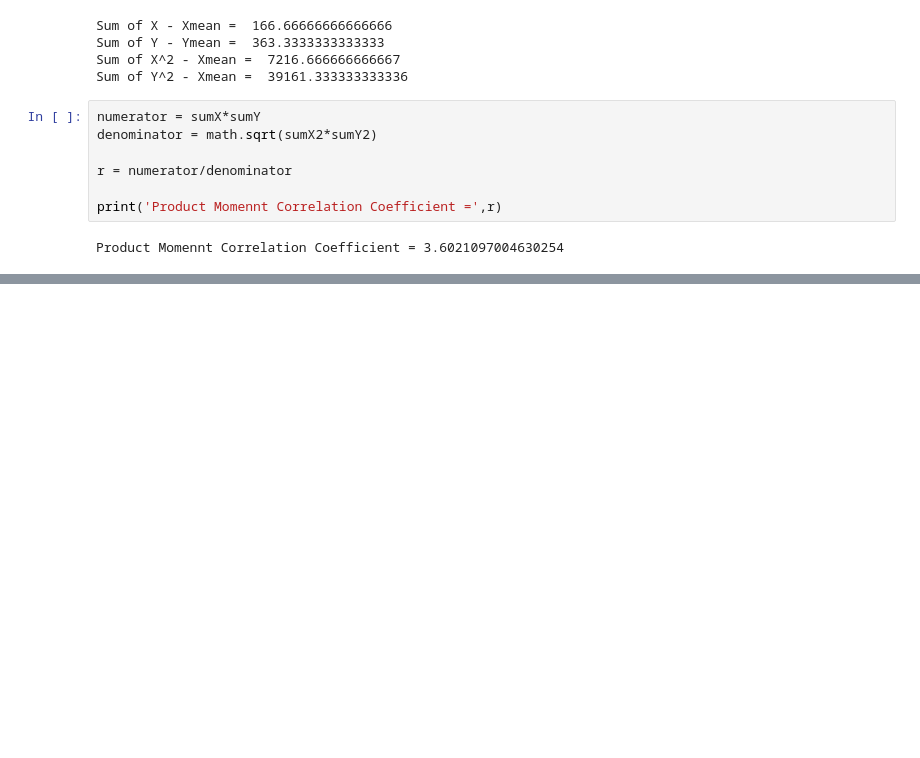
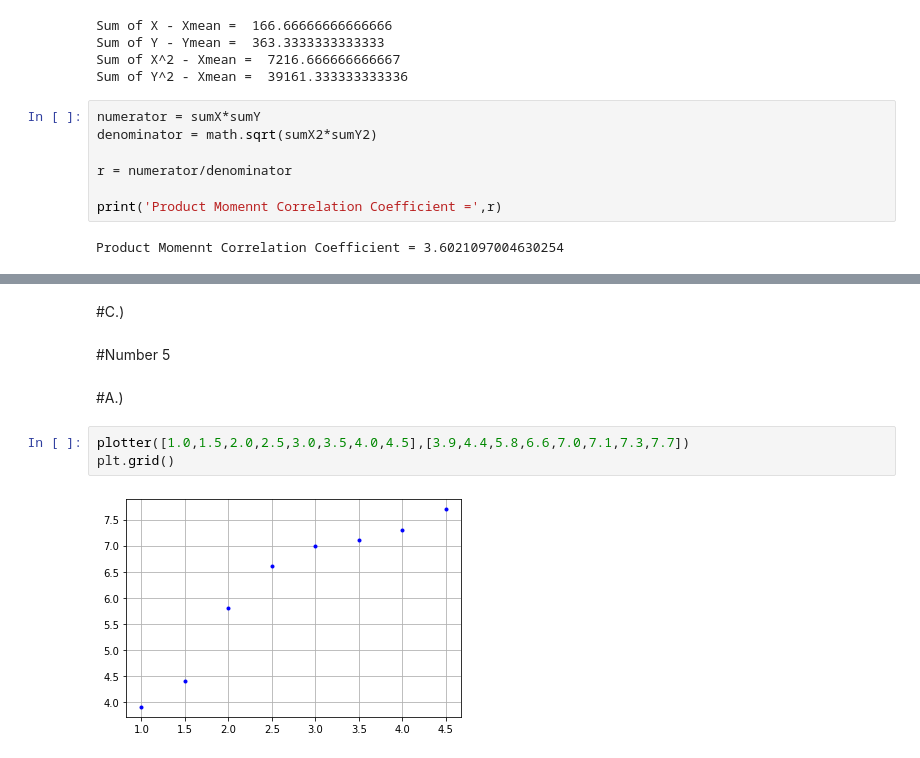
Before and after one commit to PvrpleJade/AIDA-2, a Jupyter notebook: Midterm_Exam_(Santos,_Franz).ipynb, the cells around one changed output, grey strips where cells are left out. Cells and saved outputs as stored; diff of their text form; blank space fills up the shorter version.

```diff
--- a/Midterm_Exam_(Santos,_Franz).ipynb
+++ b/Midterm_Exam_(Santos,_Franz).ipynb
@@ -181,0 +229,11 @@ Product Momennt Correlation Coefficient = 3.6021097004630254
+# %% [markdown]
+#C.)
+# %% [markdown]
+#Number 5
+# %% [markdown]
+#A.)
+# %%
+plotter([1.0,1.5,2.0,2.5,3.0,3.5,4.0,4.5],[3.9,4.4,5.8,6.6,7.0,7.1,7.3,7.7])
+plt.grid()
+# %% [output]
+[figure, added]
```
Also changed, not shown: parts of 24 cells of this notebook.
